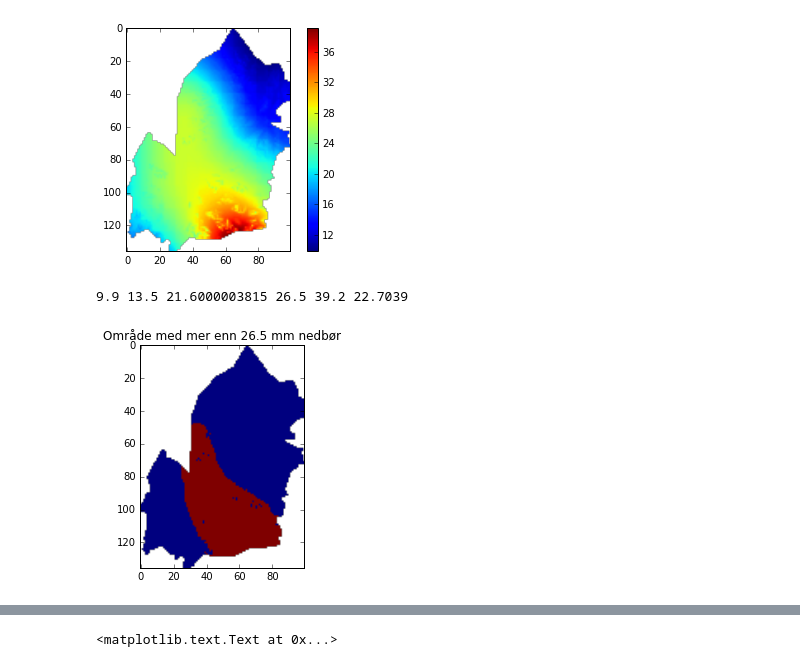
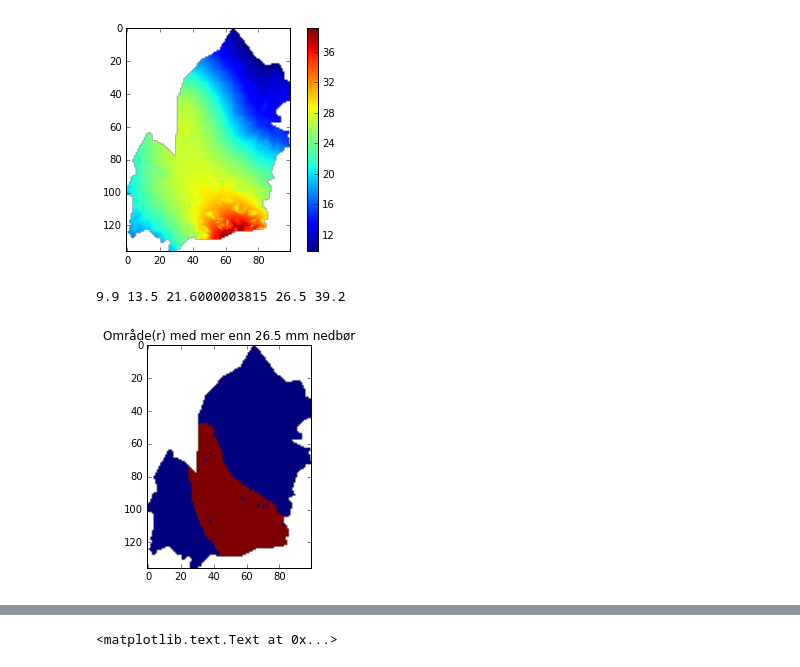
Before and after one commit to kmunve/APS, a Jupyter notebook: aps/notebooks/regional_precipitation_distribution.ipynb, the cells around one changed output, grey strips where cells are left out. Drawn from its saved outputs; the diff is of its cells as text; code cells hidden in the pictures.

Commit message:
Made regional_precip() a function

```diff
--- a/aps/notebooks/regional_precipitation_distribution.ipynb
+++ b/aps/notebooks/regional_precipitation_distribution.ipynb
@@ -54,26 +54,29 @@ plt.show()
 # %% [output]
 [figure]
 # %%
-pf = precip.flatten()
-pfc = np.clip(pf, 0, 1000)
+def regional_precip(precip):
+    pf = precip.flatten()
+    pfc = np.clip(pf, 0, 1000)
 
-box_bot = np.nanpercentile(pfc, 25.0)
-box_top = np.nanpercentile(pfc, 75.0)
-box_center = np.nanpercentile(pfc, 50.0)
-flier_low = np.min(pfc) #np.nanpercentile(precip, 5.0)
-flier_high = np.max(pfc) #np.nanpercentile(precip, 95.0)
-pf_mean = np.nanmean(pfc)
+    box_bot = np.nanpercentile(pfc, 25.0)
+    box_top = np.nanpercentile(pfc, 75.0)
+    box_center = np.nanpercentile(pfc, 50.0)
+    flier_low = np.min(pfc) #np.nanpercentile(precip, 5.0)
+    flier_high = np.max(pfc) #np.nanpercentile(precip, 95.0)
+    pf_mean = np.nanmean(pfc)
 
-print(flier_low, box_bot, box_center, box_top, flier_high, pf_mean)
+    return flier_low, box_bot, box_center, box_top, flier_high
-# %% [output]
-9.9 13.5 21.6000003815 26.5 39.2 22.7039
 # %%
+flier_low, box_bot, box_center, box_top, flier_high = regional_precip(precip)
+print(flier_low, box_bot, box_center, box_top, flier_high)
+
 precip_high = np.greater(precip, box_top) # mark region of precip over threshold
 plt.imshow(precip_high, aspect='equal')
-plt.title("Område med mer enn {0:.1f} mm nedbør".format(box_top))
+plt.title("Område(r) med mer enn {0:.1f} mm nedbør".format(box_top))
 plt.show()
 # %% [output]
+9.9 13.5 21.6000003815 26.5 39.2
-[figure, old version]
+[figure, new version]
 # %%
 window_x = 20; window_y = 20;
 # %%
```
Also changed, not shown: parts of 5 cells of this notebook.
